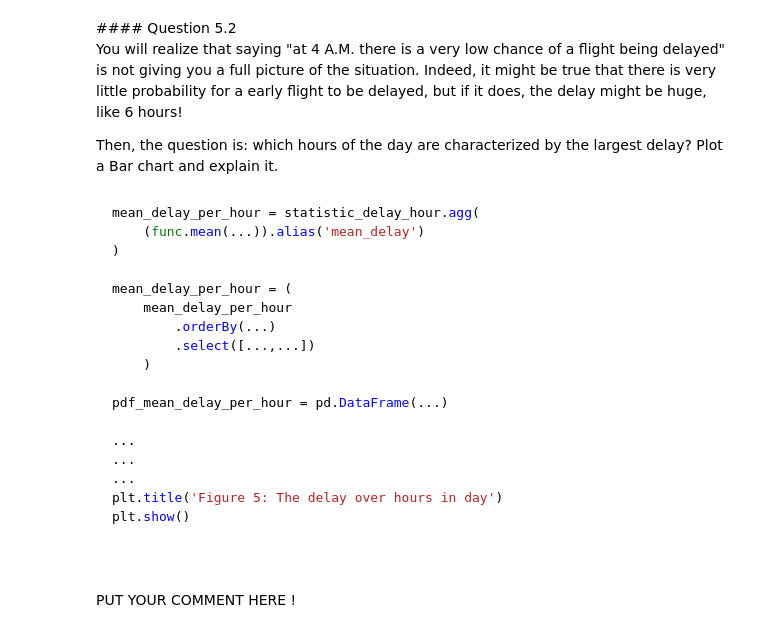
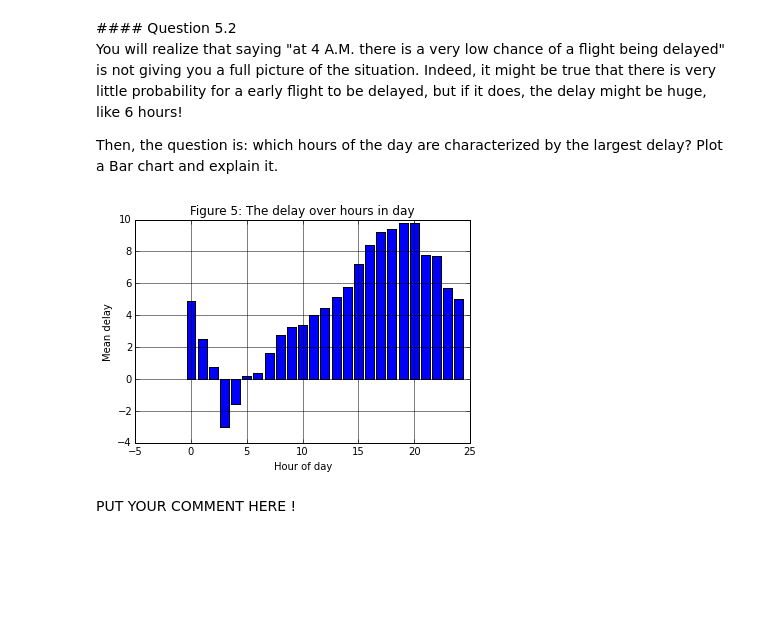
Before and after one commit to and29/Algorithmic-Machine-Learning, a Jupyter notebook: Notebooks/Solutions/[Lecture 5+6] Regression algorithm - Using Random Forests to predict Airplane Delays/[Lecture 5+6] Regression algorithm - Using Random Forests to predict Airplane Delays.ipynb, the cells around one changed output. Saved outputs shown, nothing was run; the diff lists cells and outputs as text; code cells hidden in the pictures; blank space fills up the shorter version.

````diff
--- a/Notebooks/Solutions/[Lecture 5+6] Regression algorithm - Using Random Forests to predict Airplane Delays/[Lecture 5+6] Regression algorithm - Using Random Forests to predict Airplane Delays.ipynb
+++ b/Notebooks/Solutions/[Lecture 5+6] Regression algorithm - Using Random Forests to predict Airplane Delays/[Lecture 5+6] Regression algorithm - Using Random Forests to predict Airplane Delays.ipynb
@@ -555,28 +605,28 @@ PUT YOUR COMMENT HERE !
 You will realize that saying "at 4 A.M. there is a very low chance of a flight being delayed" is not giving you a full picture of the situation. Indeed, it might be true that there is very little probability for a early flight to be delayed, but if it does, the delay might be huge, like 6 hours!
 
 Then, the question is: which hours of the day are characterized by the largest delay? Plot a Bar chart and explain it.
-# %% [markdown]
-```python
-mean_delay_per_hour = statistic_delay_hour.agg(
-    (func.mean(...)).alias('mean_delay')
-)
-
-mean_delay_per_hour = (
-    mean_delay_per_hour
-        .orderBy(...)
-        .select([...,...])
-    )
-
-pdf_mean_delay_per_hour = pd.DataFrame(...)
-
-...
-...
-...
-plt.title('Figure 5: The delay over hours in day')
-plt.show()
-
-
-```
+# %%
+mean_delay_per_hour = statistic_delay_hour.agg(
+    (func.mean('arrival_delay')).alias('mean_delay')
+)
+
+mean_delay_per_hour = (
+    mean_delay_per_hour
+        .orderBy('hour')
+        .select(['hour', 'mean_delay'])
+    )
+
+pdf_mean_delay_per_hour = pd.DataFrame(data=mean_delay_per_hour.collect())
+
+plt.xlabel("Hour of day")
+plt.ylabel("Mean delay")
+plt.grid(True,which="both",ls="-")
+
+plt.bar(pdf_mean_delay_per_hour[0], pdf_mean_delay_per_hour[1], align="center")
+plt.title('Figure 5: The delay over hours in day')
+plt.show()
+# %% [output]
+[figure, added]
 # %% [markdown]
 <div class="comment">
 PUT YOUR COMMENT HERE !
````
Also changed, not shown: parts of 46 cells of this notebook.
